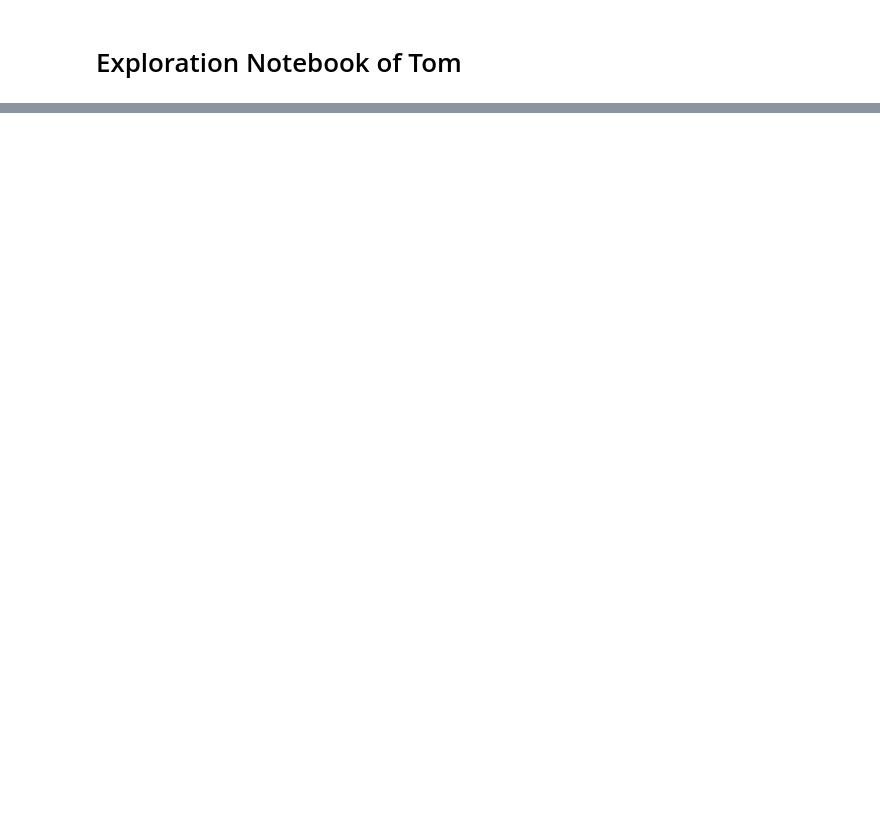
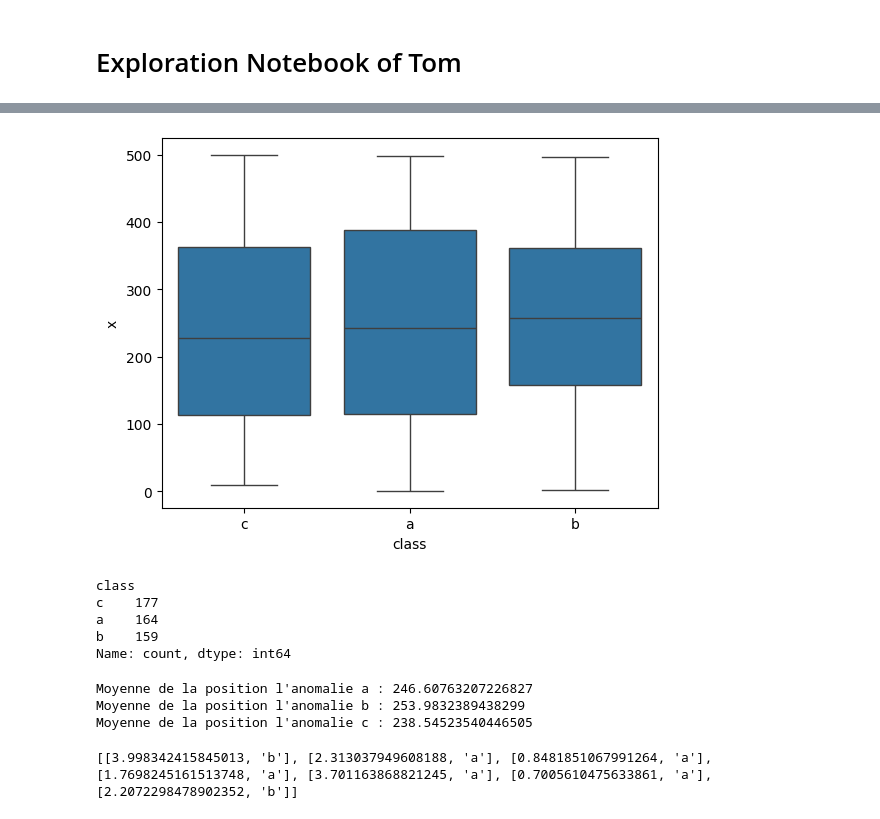
Before and after one commit to Tom-dlhy/AI-Algorithms-Challenge, a Jupyter notebook: TOM_EXPLO/tom_explo.ipynb, the cells around one changed output, grey strips where cells are left out. Saved outputs shown, nothing was run; the diff lists cells and outputs as text; code cells hidden in the pictures; blank space fills up the shorter version.

```diff
--- a/TOM_EXPLO/tom_explo.ipynb
+++ b/TOM_EXPLO/tom_explo.ipynb
@@ -11,0 +55,49 @@ FileNotFoundError: [Errno 2] No such file or directory: 'DATA/defects.csv'
+# %%
+sns.boxplot(data=data, x='class', y='x')
+
+plt.show()
+# %% [output]
+[figure, added]
+# %%
+data.drop('scale', axis=1, inplace=True)
+data['class'].value_counts()
+# %% [output]
+class
+c    177
+a    164
+b    159
+Name: count, dtype: int64
+# %%
+
+a, b, c = 0, 0, 0
+n_a, n_b, n_c = 0, 0, 0
+for i in range(0, data.shape[0]):
+    if(data.loc[i, 'class'] == 'a'):
+        a = a + data.loc[i, 'x']
+        n_a = n_a + 1
+    elif(data.loc[i, 'class'] == 'b'):
+        b = b + data.loc[i, 'x']
+        n_b = n_b + 1
+    else:
+        c = c + data.loc[i, 'x']
+        n_c = n_c + 1
+
+
+
+print("Moyenne de la position l'anomalie a : " + str(a/n_a))
+print("Moyenne de la position l'anomalie b : " + str(b/n_b))
+print("Moyenne de la position l'anomalie c : " + str(c/n_c))
+# %% [output]
+Moyenne de la position l'anomalie a : 246.60763207226827
+Moyenne de la position l'anomalie b : 253.9832389438299
+Moyenne de la position l'anomalie c : 238.54523540446505
+# %%
+liste = []
+
+for i in range(0, data.shape[0]):
+    if(data.loc[i, 'x'] < 8):
+        liste.append([data.loc[i, 'x'], data.loc[i, 'class']])
+
+print(liste)
+# %% [output]
+[[3.998342415845013, 'b'], [2.313037949608188, 'a'], [0.8481851067991264, 'a'], [1.7698245161513748, 'a'], [3.701163868821245, 'a'], [0.7005610475633861, 'a'], [2.2072298478902352, 'b']]
```
Also changed, not shown: parts of 15 cells of this notebook, 2 other files.
